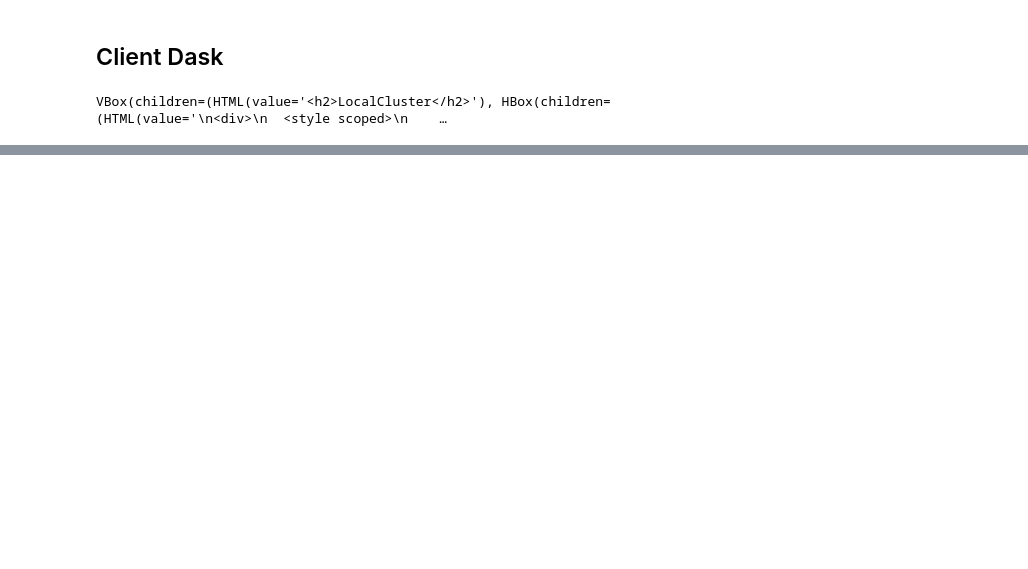
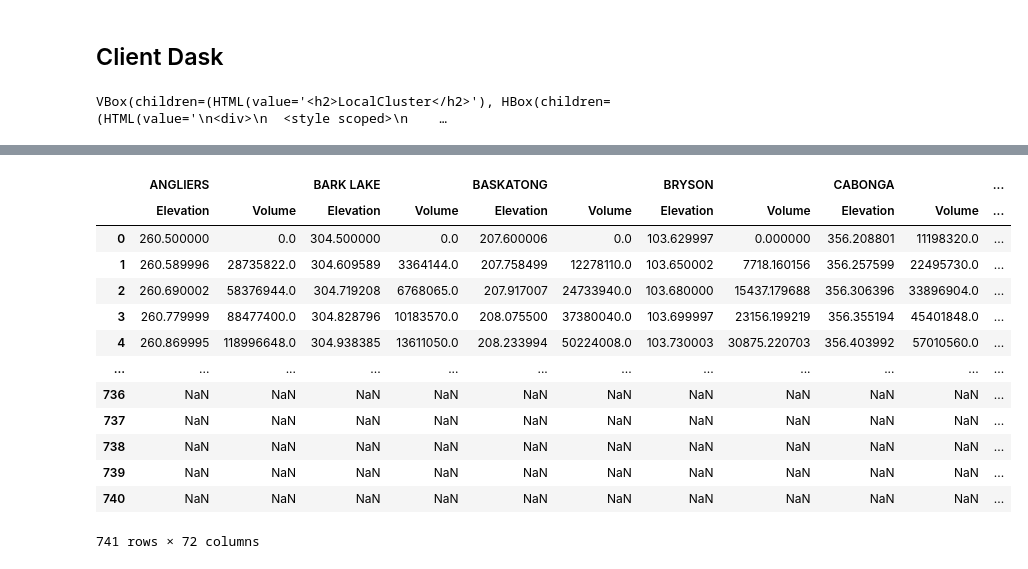
Before and after one commit to hydrologie/laminage, a Jupyter notebook: notebooks/Preparation_et_simulation_HEC_ResSim_stochastique.ipynb, the cells around one changed output, grey strips where cells are left out. Cells and saved outputs as stored; diff of their text form; code cells hidden in the pictures; blank space fills up the shorter version.

Commit message:
analytics notebook of stochastical routing

```diff
--- a/notebooks/Preparation_et_simulation_HEC_ResSim_stochastique.ipynb
+++ b/notebooks/Preparation_et_simulation_HEC_ResSim_stochastique.ipynb
@@ -401,0 +141,22 @@ p
+# %%
+bm = lm.BaseManager(project_path=project_path,
+                    model_base_folder=model_base_folder,
+                    routing_config=routing_config)
+# %%
+df_storage = bm.read_storage()
+df_storage
+# %% [output]
+|  | ANGLIERS |  | BARK LAKE |  | BASKATONG |  | BRYSON |  | CABONGA |  | ... |
+|  | Elevation | Volume | Elevation | Volume | Elevation | Volume | Elevation | Volume | Elevation | Volume | ... |
+| 0 | 260.500000 | 0.0 | 304.500000 | 0.0 | 207.600006 | 0.0 | 103.629997 | 0.000000 | 356.208801 | 11198320.0 | ... |
+| 1 | 260.589996 | 28735822.0 | 304.609589 | 3364144.0 | 207.758499 | 12278110.0 | 103.650002 | 7718.160156 | 356.257599 | 22495730.0 | ... |
+| 2 | 260.690002 | 58376944.0 | 304.719208 | 6768065.0 | 207.917007 | 24733940.0 | 103.680000 | 15437.179688 | 356.306396 | 33896904.0 | ... |
+| 3 | 260.779999 | 88477400.0 | 304.828796 | 10183570.0 | 208.075500 | 37380040.0 | 103.699997 | 23156.199219 | 356.355194 | 45401848.0 | ... |
+| 4 | 260.869995 | 118996648.0 | 304.938385 | 13611050.0 | 208.233994 | 50224008.0 | 103.730003 | 30875.220703 | 356.403992 | 57010560.0 | ... |
+| ... | ... | ... | ... | ... | ... | ... | ... | ... | ... | ... | ... |
+| 736 | NaN | NaN | NaN | NaN | NaN | NaN | NaN | NaN | NaN | NaN | ... |
+| 737 | NaN | NaN | NaN | NaN | NaN | NaN | NaN | NaN | NaN | NaN | ... |
+| 738 | NaN | NaN | NaN | NaN | NaN | NaN | NaN | NaN | NaN | NaN | ... |
+| 739 | NaN | NaN | NaN | NaN | NaN | NaN | NaN | NaN | NaN | NaN | ... |
+| 740 | NaN | NaN | NaN | NaN | NaN | NaN | NaN | NaN | NaN | NaN | ... |
+741 rows × 72 columns
```
Also changed, not shown: parts of 58 cells of this notebook, 3 other files.
